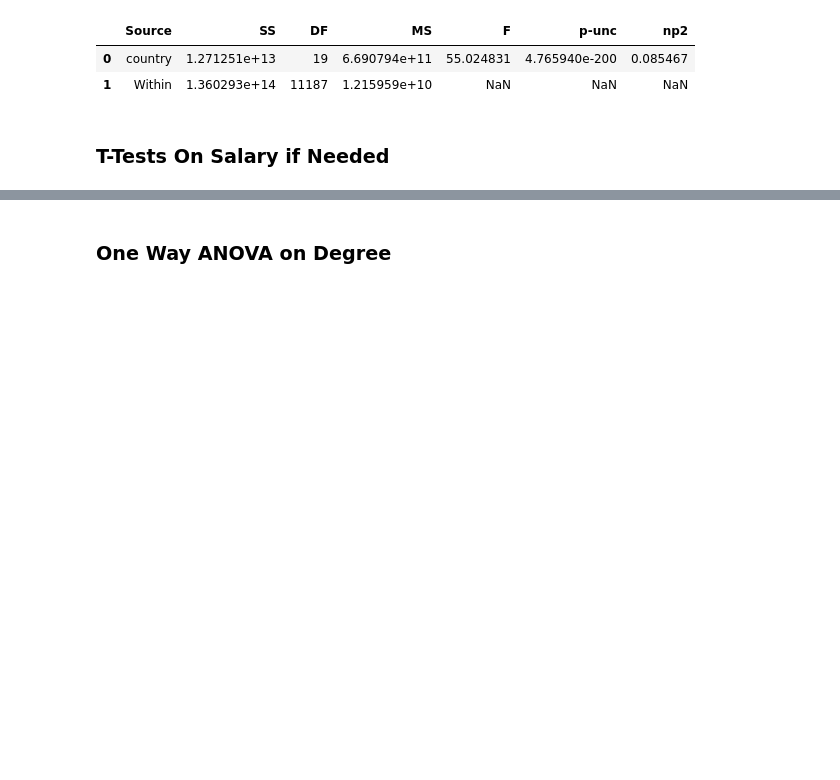
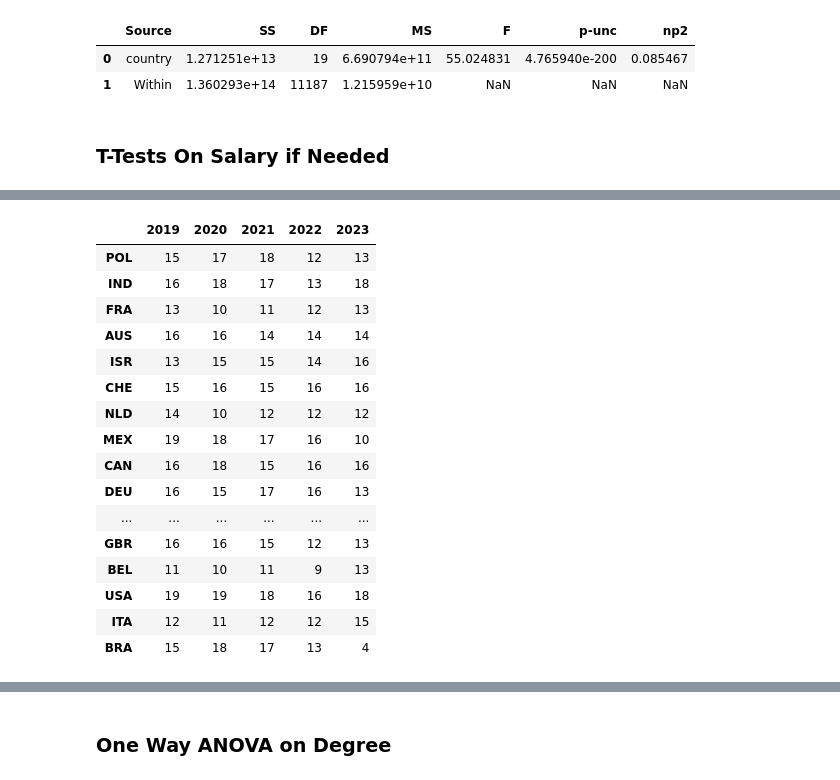
Before and after one commit to lmg1404/data_professionals_analysis, a Jupyter notebook: analysis.ipynb, the cells around one changed output, grey strips where cells are left out. Drawn from its saved outputs; the diff is of its cells as text; code cells hidden in the pictures; blank space fills up the shorter version.

```diff
--- a/analysis.ipynb
+++ b/analysis.ipynb
@@ -567,0 +557,38 @@ while i < 5:
+# %%
+# {year: {country : {country: num}}}
+result = {}
+for year, count_dict in stat_counts.items():
+    counts = []
+    for key, value in count_dict.items():
+        counts.append((key, sum(value.values())))
+    result[year] = counts
+
+transformed_data = {}
+for key, tuples in result.items():
+    for tup in tuples:
+        index, value = tup[0], tup[1]
+        if index not in transformed_data:
+            transformed_data[index] = {}
+        transformed_data[index][key] = value
+
+# Create DataFrame
+working = pd.DataFrame.from_dict(transformed_data, orient='index')
+working
+# %% [output]
+|  | 2019 | 2020 | 2021 | 2022 | 2023 |
+| POL | 15 | 17 | 18 | 12 | 13 |
+| IND | 16 | 18 | 17 | 13 | 18 |
+| FRA | 13 | 10 | 11 | 12 | 13 |
+| AUS | 16 | 16 | 14 | 14 | 14 |
+| ISR | 13 | 15 | 15 | 14 | 16 |
+| CHE | 15 | 16 | 15 | 16 | 16 |
+| NLD | 14 | 10 | 12 | 12 | 12 |
+| MEX | 19 | 18 | 17 | 16 | 10 |
+| CAN | 16 | 18 | 15 | 16 | 16 |
+| DEU | 16 | 15 | 17 | 16 | 13 |
+| ... | ... | ... | ... | ... | ... |
+| GBR | 16 | 16 | 15 | 12 | 13 |
+| BEL | 11 | 10 | 11 | 9 | 13 |
+| USA | 19 | 19 | 18 | 16 | 18 |
+| ITA | 12 | 11 | 12 | 12 | 15 |
+| BRA | 15 | 18 | 17 | 13 | 4 |
```
Also changed, not shown: parts of 13 cells of this notebook, 1 other file.
